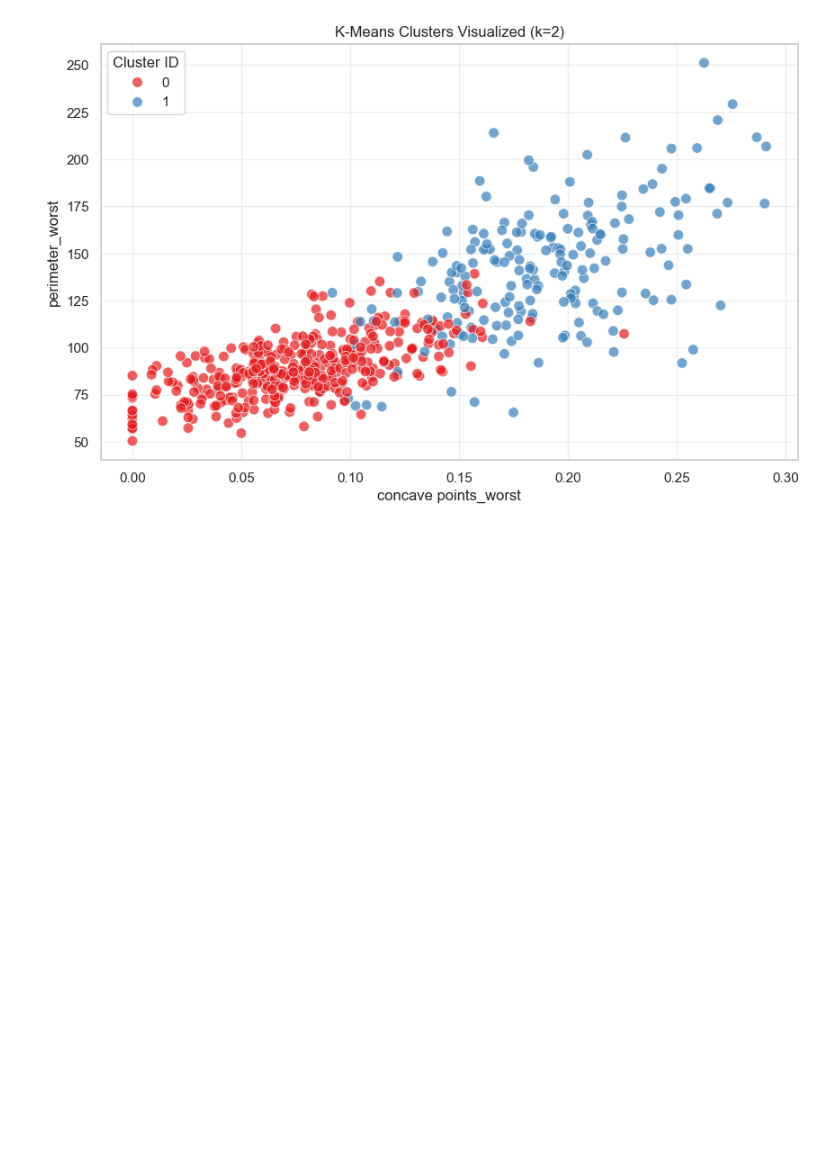
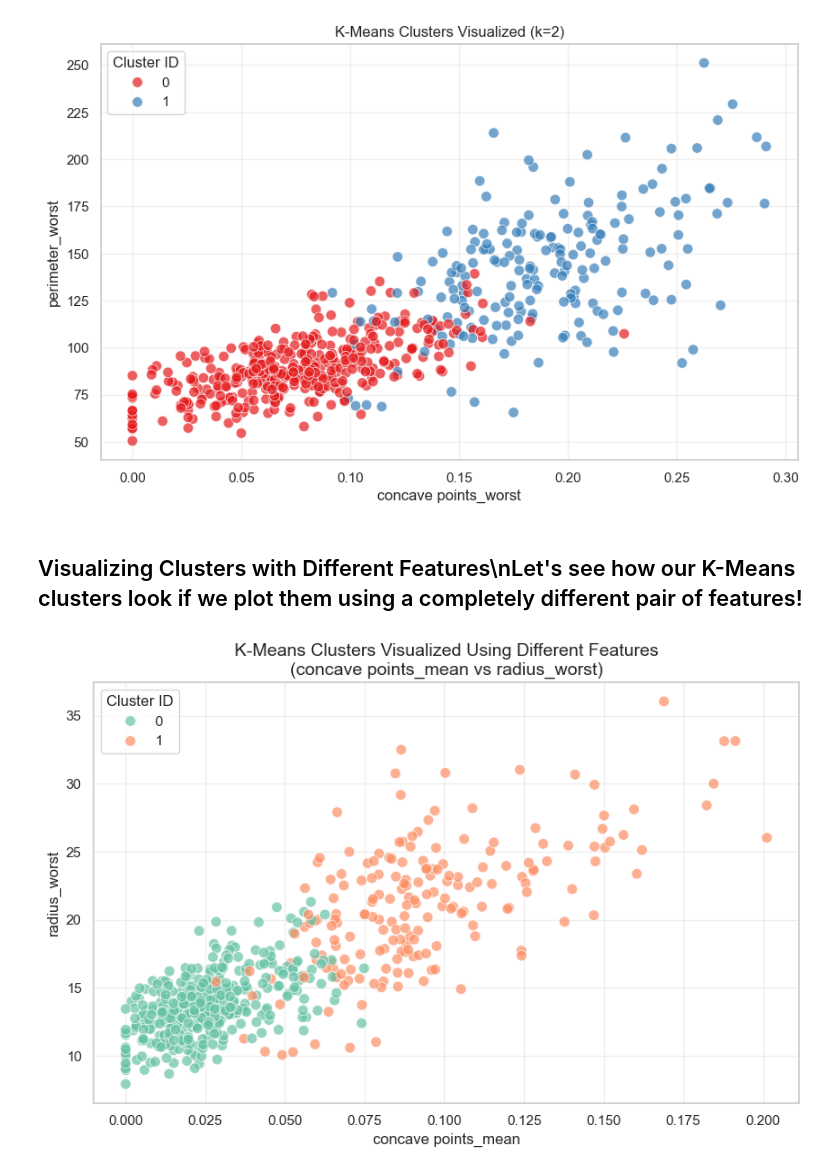
Before and after one commit to EshanDasarwarProdapt/The_Python_Begins, a Jupyter notebook: Data_Engineering/ML/Cancer_Prediction.ipynb, the cells around one changed output. Saved outputs shown, nothing was run; the diff lists cells and outputs as text; code cells hidden in the pictures; blank space fills up the shorter version.

```diff
--- a/Data_Engineering/ML/Cancer_Prediction.ipynb
+++ b/Data_Engineering/ML/Cancer_Prediction.ipynb
@@ -429,3 +429,35 @@ Cross-Tabulation of True Diagnosis vs Clusters:
 | Benign | 339 | 18 |
 | Malignant | 36 | 176 |
 [figure]
+# %% [markdown]
+## Visualizing Clusters with Different Features\nLet's see how our K-Means clusters look if we plot them using a completely different pair of features!
+# %%
+# ==========================================
+# Plotting Clusters with Different Features
+# ==========================================
+
+# Let's take the 3rd and 4th most important features instead of the top 2
+feature_3 = top5_features[2]
+feature_4 = top5_features[3]
+
+plt.figure(figsize=(10, 6))
+sns.scatterplot(
+    x=df[feature_3],
+    y=df[feature_4],
+    hue=cluster_labels, # Coloring by the K-Means clusters we found earlier
+    palette='Set2',
+    alpha=0.7,
+    s=70
+)
+
+# Customize the plot
+plt.title(f'K-Means Clusters Visualized Using Different Features\n({feature_3} vs {feature_4})', fontsize=14)
+plt.xlabel(feature_3, fontsize=12)
+plt.ylabel(feature_4, fontsize=12)
+
+# Update legend
+plt.legend(title='Cluster ID')
+plt.grid(True, alpha=0.3)
+plt.show()
+# %% [output]
+[figure, added]
```
Also changed, not shown: parts of 9 cells of this notebook.
